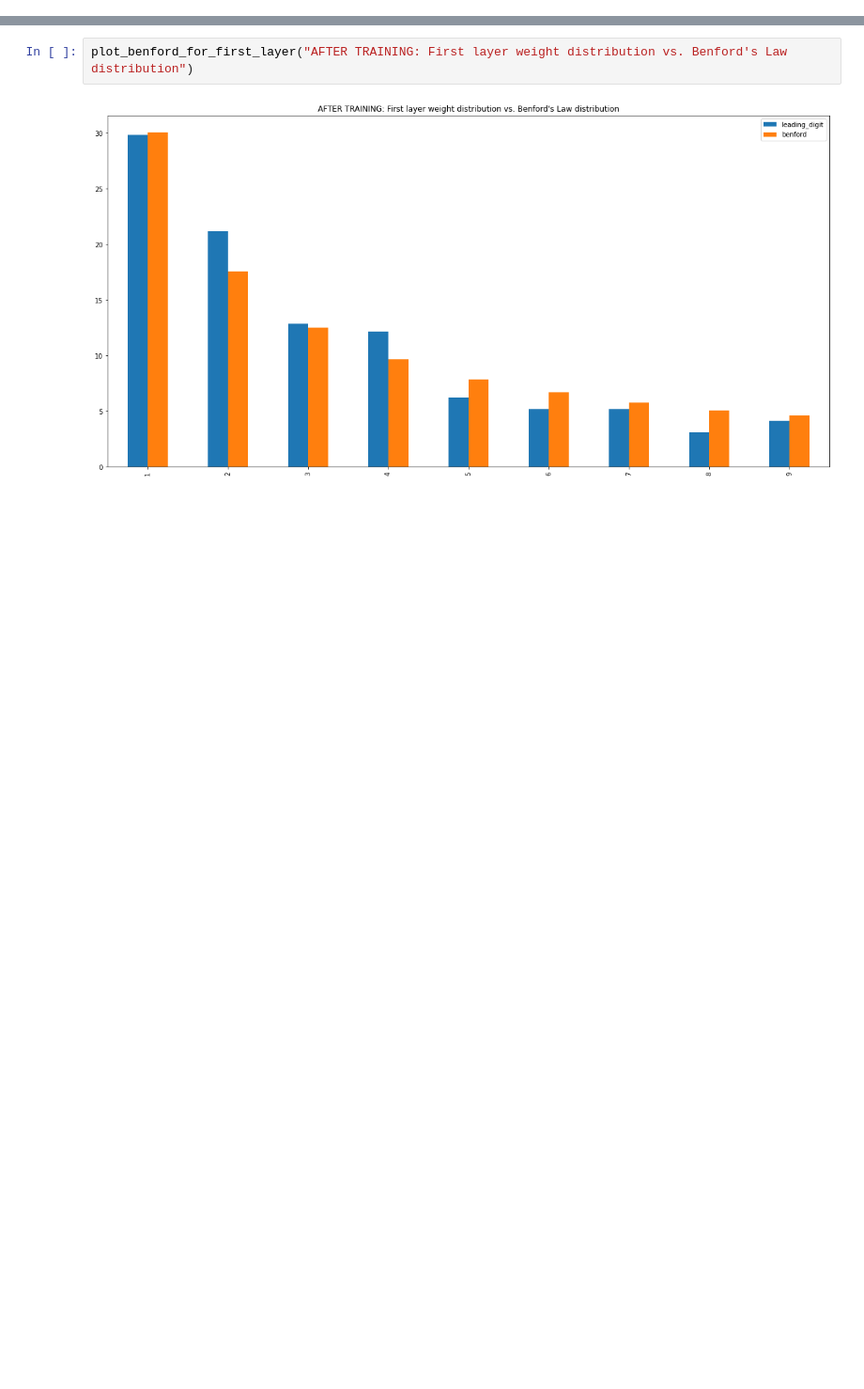
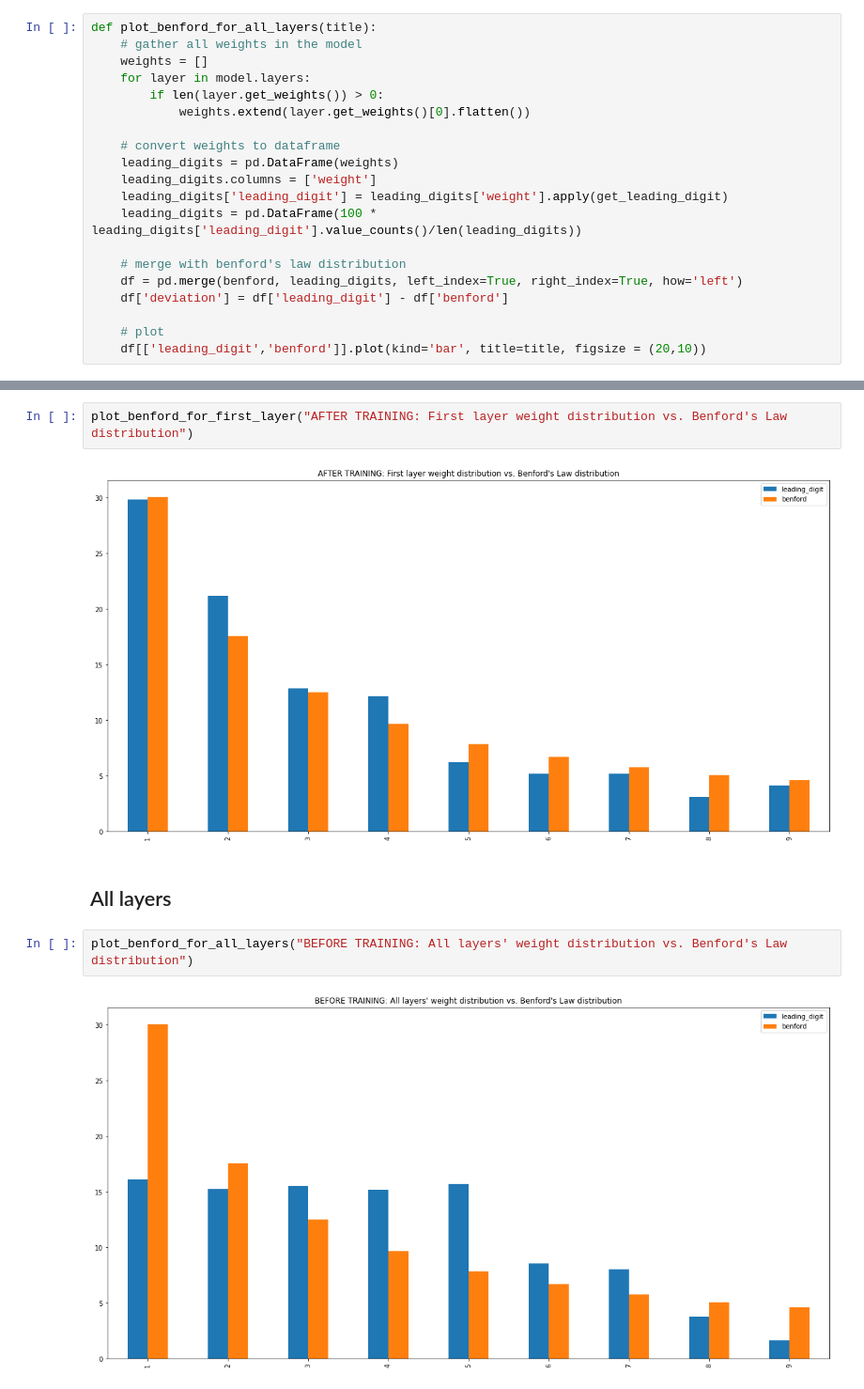
Before and after one commit to alxcnwy/neuralbenford, a Jupyter notebook: Neural Benford.ipynb, the cells around one changed output, grey strips where cells are left out. Shown at 94% size. Drawn from its saved outputs; the diff is of its cells as text; blank space fills up the shorter version.

Commit message:
add all layer distribution check

```diff
--- a/Neural Benford.ipynb
+++ b/Neural Benford.ipynb
@@ -44,6 +44,26 @@ def plot_benford_for_first_layer(title):
     df['deviation'] = df['leading_digit'] - df['benford']
 
     df[['leading_digit','benford']].plot(kind='bar', title=title, figsize = (20,10))
+# %%
+def plot_benford_for_all_layers(title):
+    # gather all weights in the model
+    weights = []
+    for layer in model.layers:
+        if len(layer.get_weights()) > 0:
+            weights.extend(layer.get_weights()[0].flatten())
+
+    # convert weights to dataframe
+    leading_digits = pd.DataFrame(weights)
+    leading_digits.columns = ['weight']
+    leading_digits['leading_digit'] = leading_digits['weight'].apply(get_leading_digit)
+    leading_digits = pd.DataFrame(100 * leading_digits['leading_digit'].value_counts()/len(leading_digits))
+
+    # merge with benford's law distribution
+    df = pd.merge(benford, leading_digits, left_index=True, right_index=True, how='left')
+    df['deviation'] = df['leading_digit'] - df['benford']
+
+    # plot
+    df[['leading_digit','benford']].plot(kind='bar', title=title, figsize = (20,10))
 # %% [markdown]
 # Define Keras Model
 # %%
@@ -145,3 +163,9 @@ plot_benford_for_first_layer("BEFORE TRAINING: First layer weight distribution v
 plot_benford_for_first_layer("AFTER TRAINING: First layer weight distribution vs. Benford's Law distribution")
 # %% [output]
 [figure]
+# %% [markdown]
+## All layers
+# %%
+plot_benford_for_all_layers("BEFORE TRAINING: All layers' weight distribution vs. Benford's Law distribution")
+# %% [output]
+[figure, added]
```
Also changed, not shown: parts of 4 cells of this notebook, 4 other files.
